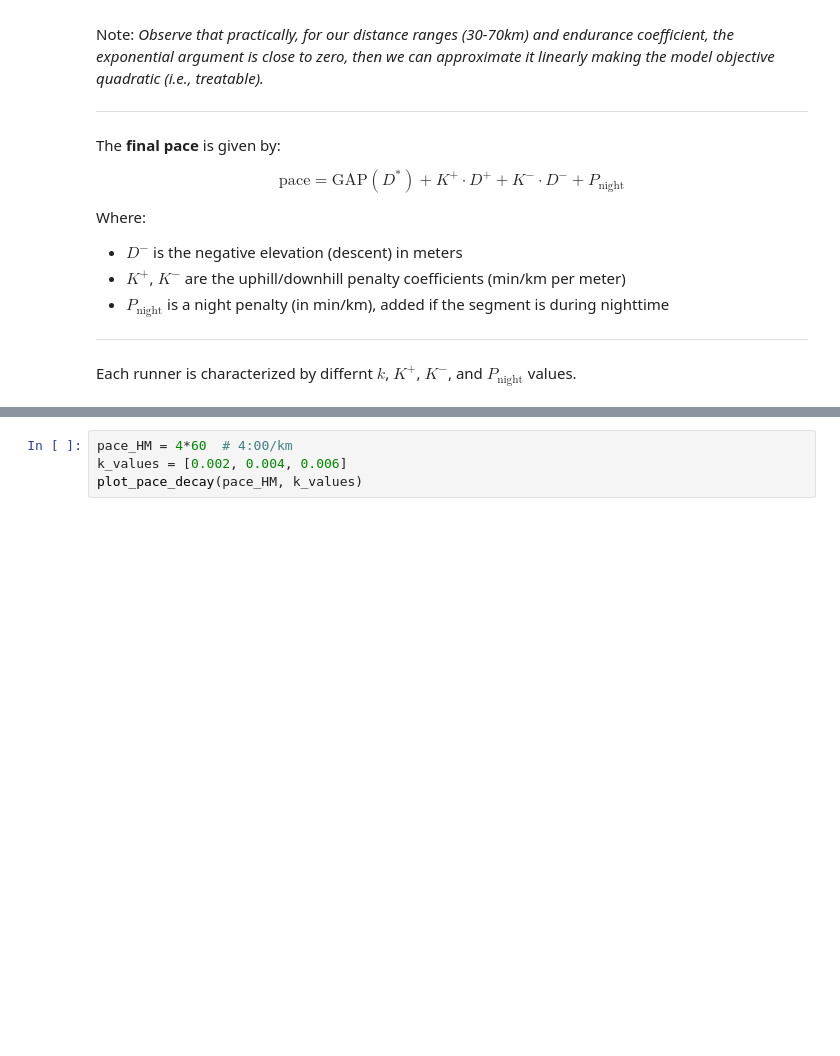
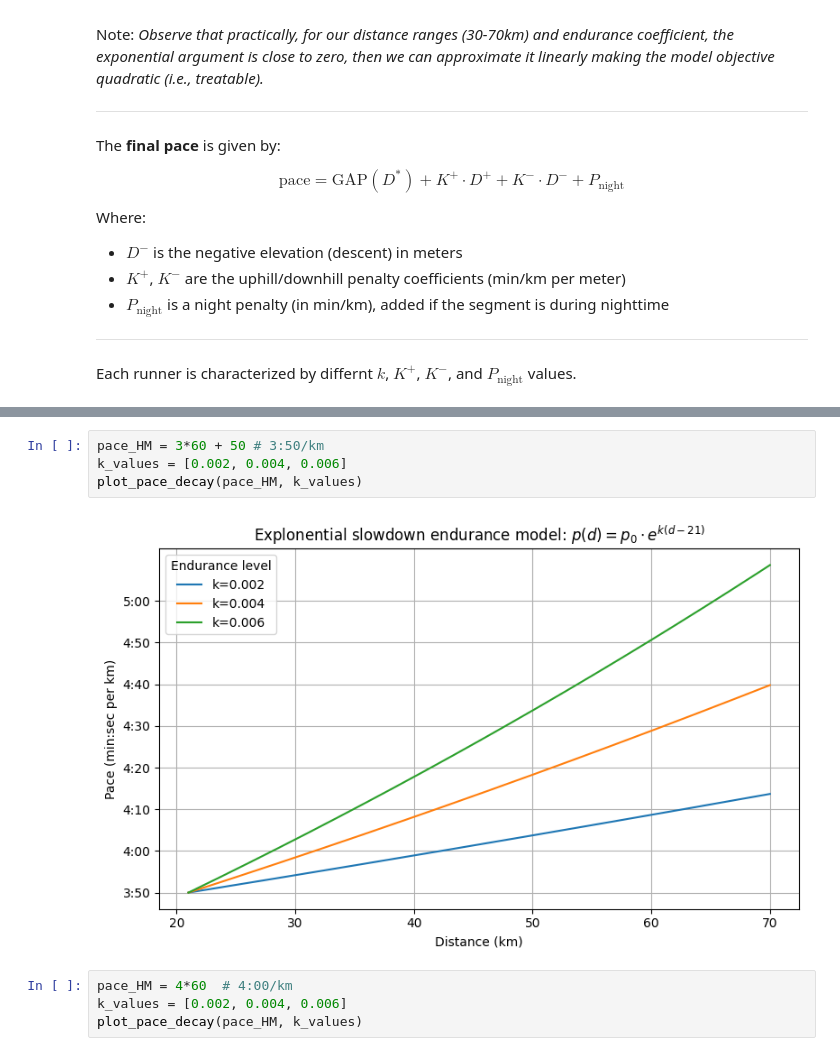
Before and after one commit to riccardocadei/eurotrip, a Jupyter notebook: pace.ipynb, the cells around one changed output, grey strips where cells are left out. Cells and saved outputs as stored; diff of their text form; blank space fills up the shorter version.

```diff
--- a/pace.ipynb
+++ b/pace.ipynb
@@ -54,3 +76,9 @@ plot_pace_decay(pace_HM, k_values)
+# %%
+pace_HM = 3*60 + 50 # 3:50/km
+k_values = [0.002, 0.004, 0.006]
+plot_pace_decay(pace_HM, k_values)
+# %% [output]
+[figure, added]
 # %%
 pace_HM = 4*60  # 4:00/km
 k_values = [0.002, 0.004, 0.006]
```
Also changed, not shown: parts of 8 cells of this notebook, 11 other files.
